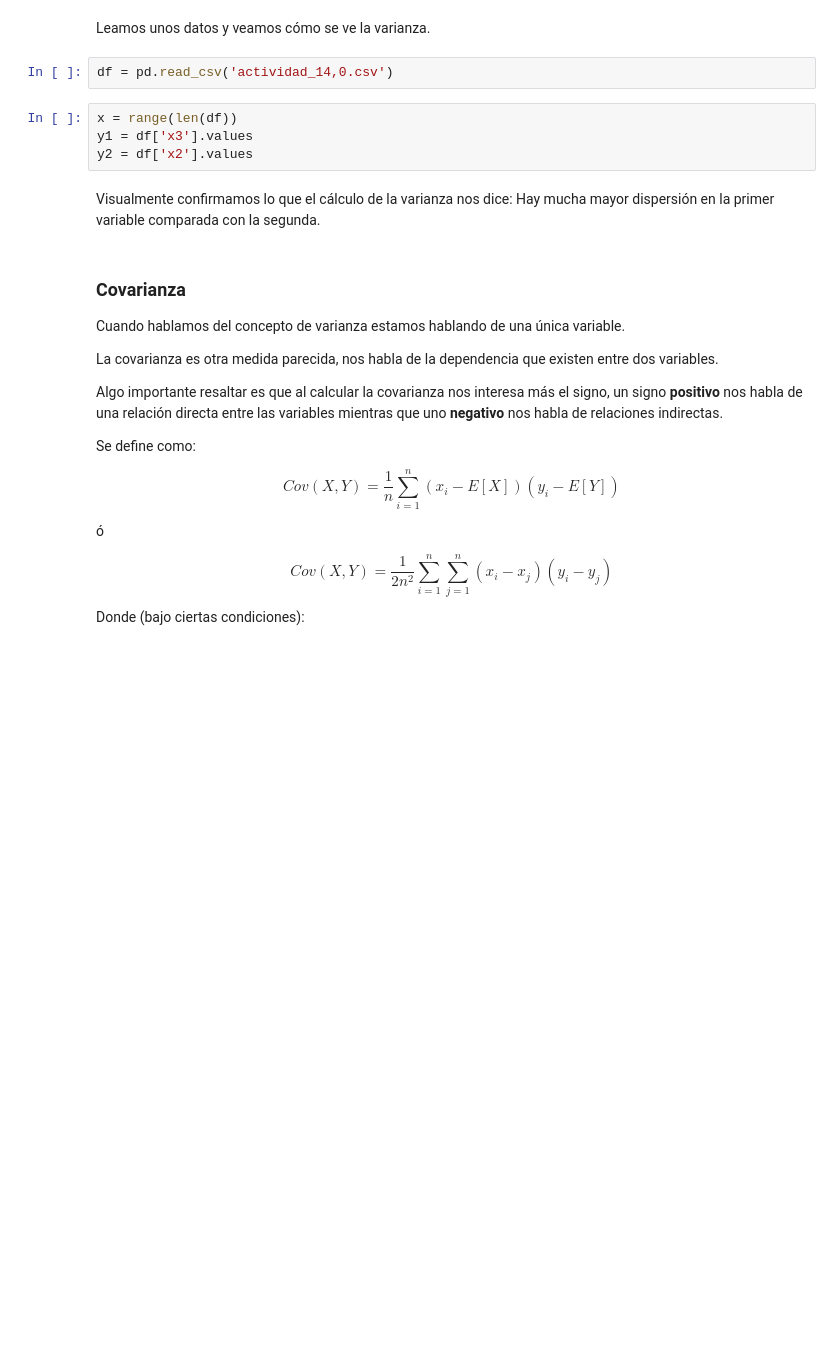
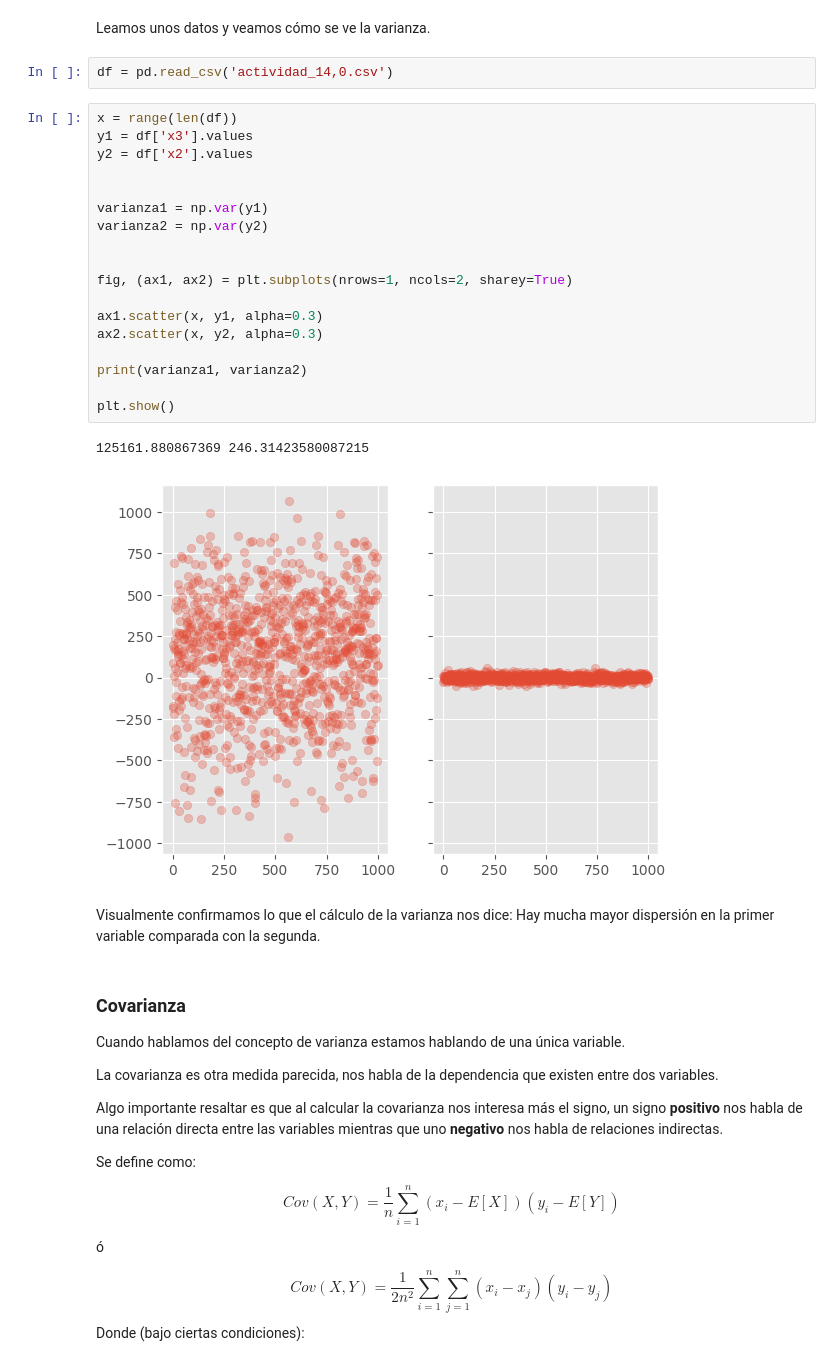
Before and after one commit to bielng/Data-Lab, a Jupyter notebook: clase_9,0_012026.ipynb, the cells around one changed output. Cells and saved outputs as stored; diff of their text form; blank space fills up the shorter version.

Commit message:
varianza1, varianza2 plt

```diff
--- a/clase_9,0_012026.ipynb
+++ b/clase_9,0_012026.ipynb
@@ -42,7 +42,24 @@ df = pd.read_csv('actividad_14,0.csv')
 # %%
 x = range(len(df))
 y1 = df['x3'].values
 y2 = df['x2'].values
+
+
+varianza1 = np.var(y1)
+varianza2 = np.var(y2)
+
+
+fig, (ax1, ax2) = plt.subplots(nrows=1, ncols=2, sharey=True)
+
+ax1.scatter(x, y1, alpha=0.3)
+ax2.scatter(x, y2, alpha=0.3)
+
+print(varianza1, varianza2)
+
+plt.show()
+# %% [output]
+125161.880867369 246.31423580087215
+[figure, added]
 # %% [markdown]
 Visualmente confirmamos lo que el cálculo de la varianza nos dice: Hay mucha mayor dispersión en la primer variable comparada con la segunda.
 # %% [markdown]
```
Also changed, not shown: parts of 1 cell of this notebook, 1 other file.
